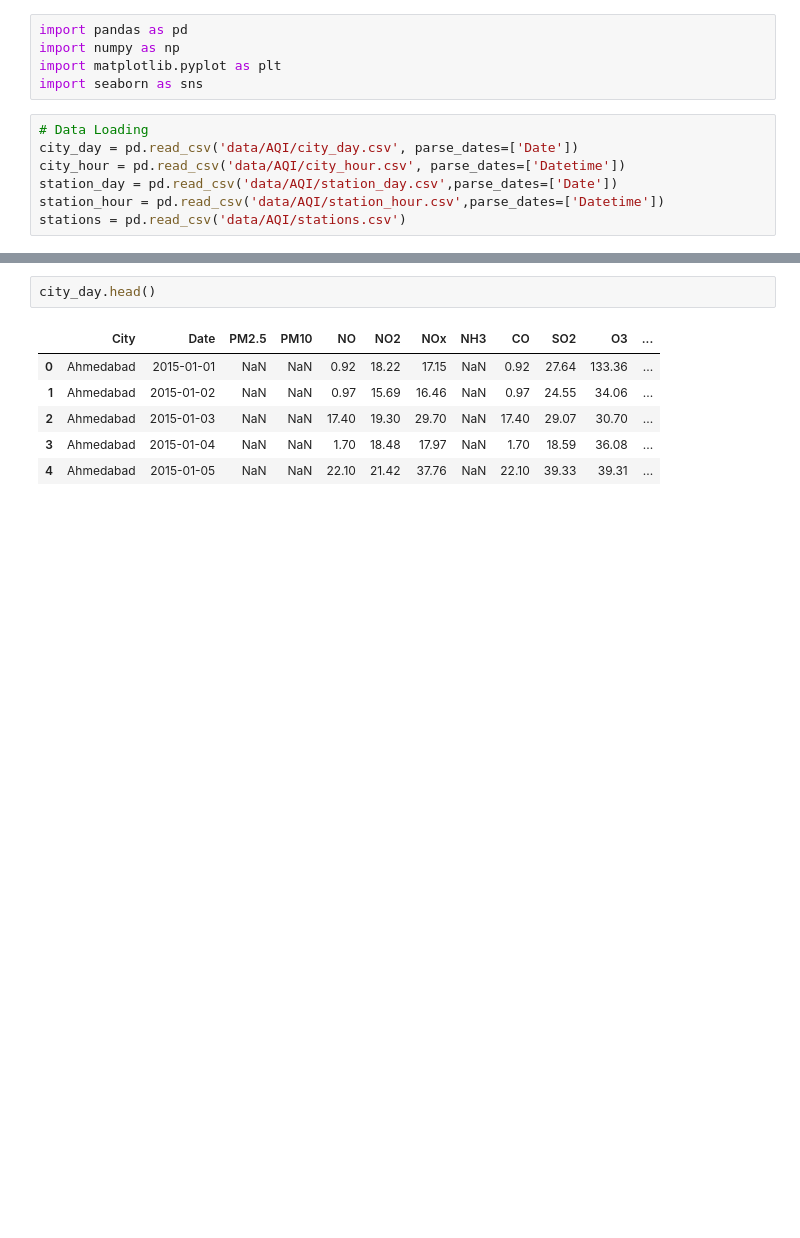
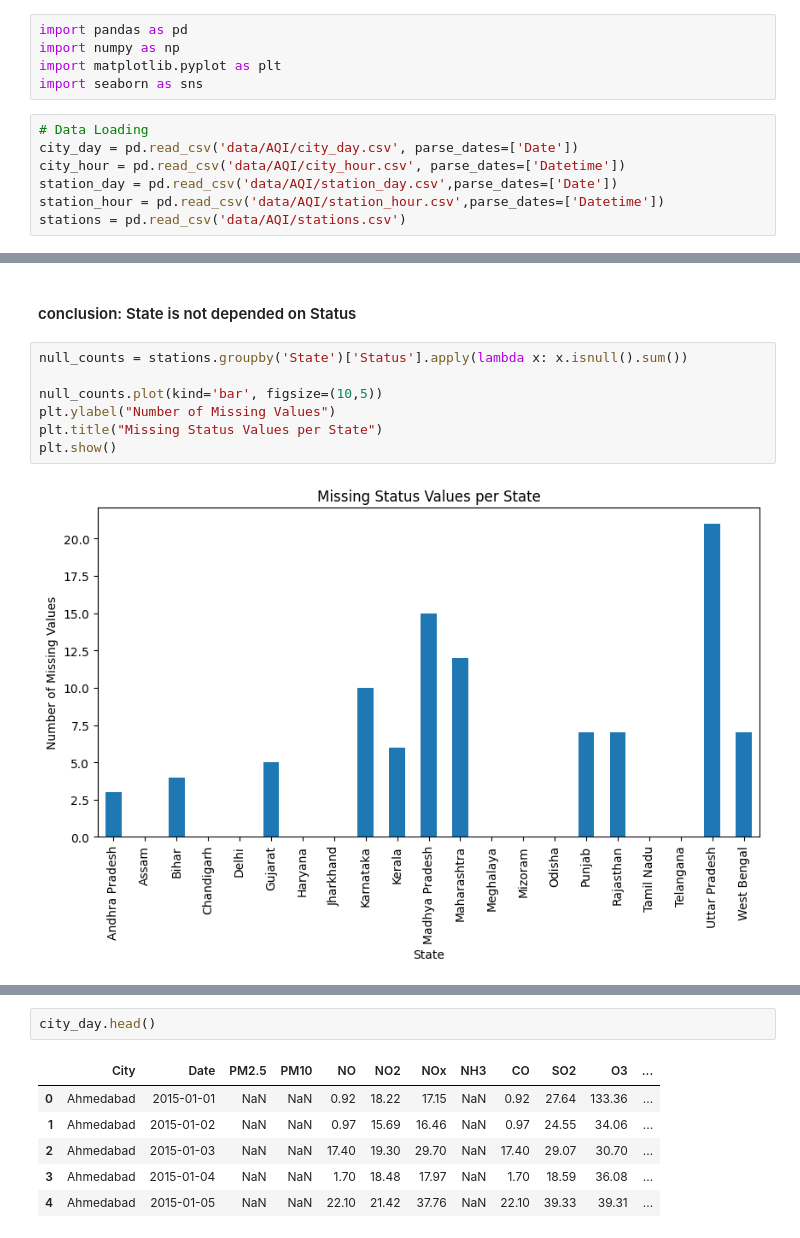
Before and after one commit to Tarun-nagpal07/EDA, a Jupyter notebook: AQI_EDA.ipynb, the cells around one changed output, grey strips where cells are left out. Drawn from its saved outputs; the diff is of its cells as text; blank space fills up the shorter version.

```diff
--- a/AQI_EDA.ipynb
+++ b/AQI_EDA.ipynb
@@ -12,0 +168,11 @@ stations = pd.read_csv('data/AQI/stations.csv')
+# %% [markdown]
+#### conclusion: State is not depended on Status
+# %%
+null_counts = stations.groupby('State')['Status'].apply(lambda x: x.isnull().sum())
+
+null_counts.plot(kind='bar', figsize=(10,5))
+plt.ylabel("Number of Missing Values")
+plt.title("Missing Status Values per State")
+plt.show()
+# %% [output]
+[figure, added]
```
Also changed, not shown: parts of 174 cells of this notebook.
